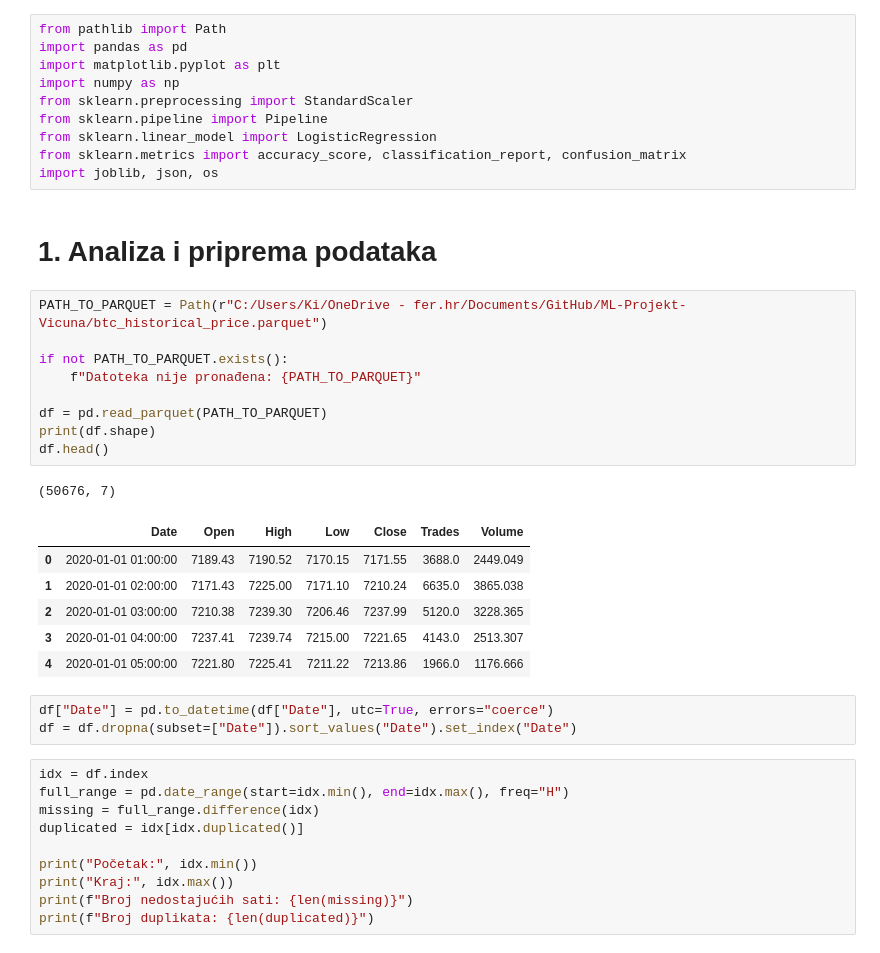
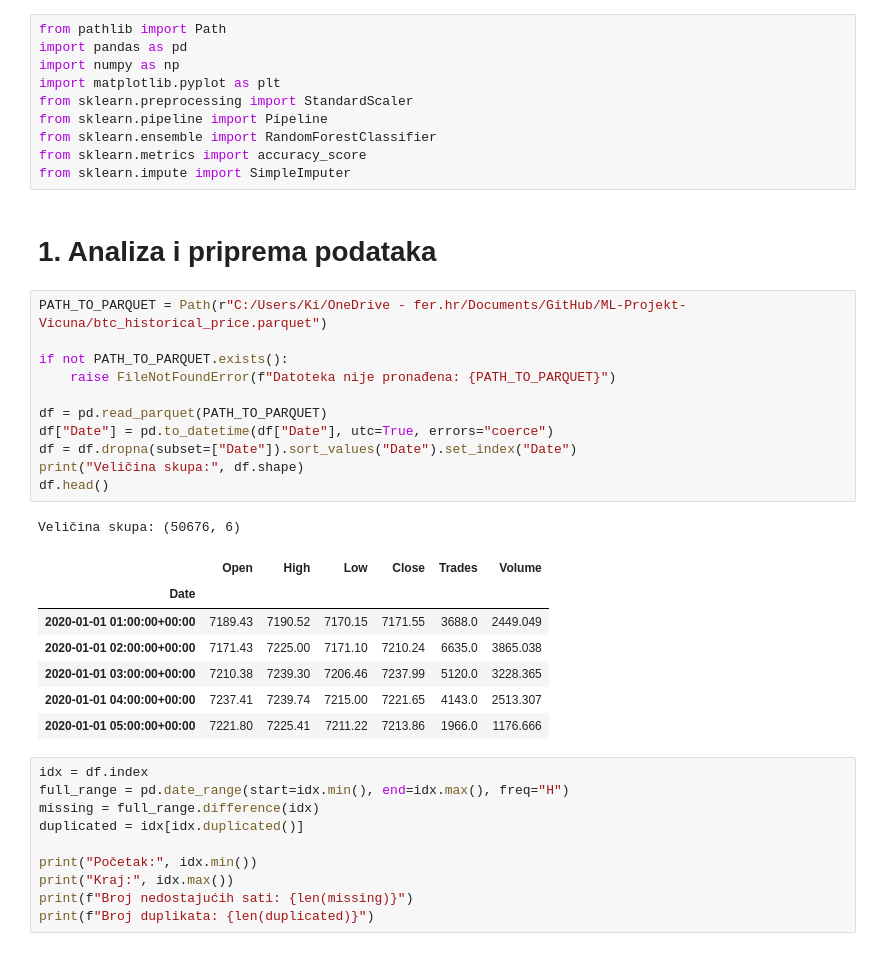
Before and after one commit to KristianLovey/ML-Projekt-Vicuna, a Jupyter notebook: ML_model.ipynb, the cells around one changed output. Drawn from its saved outputs; the diff is of its cells as text.

Commit message:
Završen model
završetak modela, dopis drugog poglavlja u README

```diff
--- a/ML_model.ipynb
+++ b/ML_model.ipynb
@@ -1,35 +1,35 @@
 # %%
 from pathlib import Path
 import pandas as pd
+import numpy as np
 import matplotlib.pyplot as plt
-import numpy as np
 from sklearn.preprocessing import StandardScaler
 from sklearn.pipeline import Pipeline
-from sklearn.linear_model import LogisticRegression
-from sklearn.metrics import accuracy_score, classification_report, confusion_matrix
-import joblib, json, os
+from sklearn.ensemble import RandomForestClassifier
+from sklearn.metrics import accuracy_score
+from sklearn.impute import SimpleImputer
 # %% [markdown]
 # 1. Analiza i priprema podataka
 # %%
 PATH_TO_PARQUET = Path(r"C:/Users/Ki/OneDrive - fer.hr/Documents/GitHub/ML-Projekt-Vicuna/btc_historical_price.parquet")
 
 if not PATH_TO_PARQUET.exists():
-    f"Datoteka nije pronađena: {PATH_TO_PARQUET}"
+    raise FileNotFoundError(f"Datoteka nije pronađena: {PATH_TO_PARQUET}")
 
 df = pd.read_parquet(PATH_TO_PARQUET)
-print(df.shape)
+df["Date"] = pd.to_datetime(df["Date"], utc=True, errors="coerce")
+df = df.dropna(subset=["Date"]).sort_values("Date").set_index("Date")
+print("Veličina skupa:", df.shape)
 df.head()
 # %% [output]
-(50676, 7)
+Veličina skupa: (50676, 6)
-|  | Date | Open | High | Low | Close | Trades | Volume |
-| 0 | 2020-01-01 01:00:00 | 7189.43 | 7190.52 | 7170.15 | 7171.55 | 3688.0 | 2449.049 |
-| 1 | 2020-01-01 02:00:00 | 7171.43 | 7225.00 | 7171.10 | 7210.24 | 6635.0 | 3865.038 |
-| 2 | 2020-01-01 03:00:00 | 7210.38 | 7239.30 | 7206.46 | 7237.99 | 5120.0 | 3228.365 |
-| 3 | 2020-01-01 04:00:00 | 7237.41 | 7239.74 | 7215.00 | 7221.65 | 4143.0 | 2513.307 |
-| 4 | 2020-01-01 05:00:00 | 7221.80 | 7225.41 | 7211.22 | 7213.86 | 1966.0 | 1176.666 |
+|  | Open | High | Low | Close | Trades | Volume |
+| Date |  |  |  |  |  |  |
+| 2020-01-01 01:00:00+00:00 | 7189.43 | 7190.52 | 7170.15 | 7171.55 | 3688.0 | 2449.049 |
+| 2020-01-01 02:00:00+00:00 | 7171.43 | 7225.00 | 7171.10 | 7210.24 | 6635.0 | 3865.038 |
+| 2020-01-01 03:00:00+00:00 | 7210.38 | 7239.30 | 7206.46 | 7237.99 | 5120.0 | 3228.365 |
+| 2020-01-01 04:00:00+00:00 | 7237.41 | 7239.74 | 7215.00 | 7221.65 | 4143.0 | 2513.307 |
+| 2020-01-01 05:00:00+00:00 | 7221.80 | 7225.41 | 7211.22 | 7213.86 | 1966.0 | 1176.666 |
-# %%
-df["Date"] = pd.to_datetime(df["Date"], utc=True, errors="coerce")
-df = df.dropna(subset=["Date"]).sort_values("Date").set_index("Date")
 # %%
 idx = df.index
 full_range = pd.date_range(start=idx.min(), end=idx.max(), freq="H")
```
Also changed, not shown: parts of 18 cells of this notebook, 1 other file.
